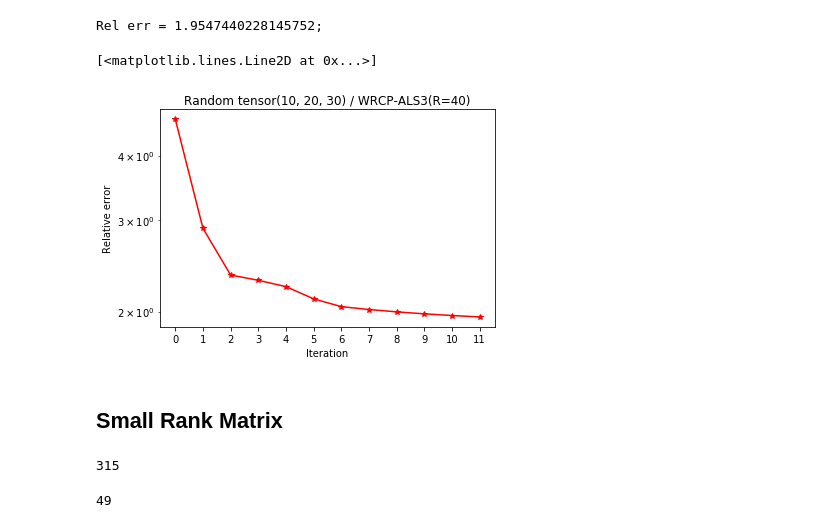
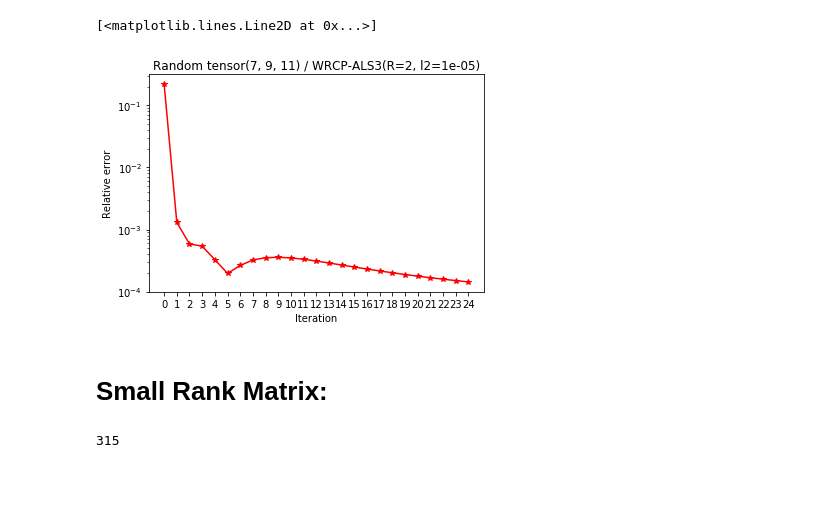
Before and after one commit to AlbMLpy/Relations_Learning, a Jupyter notebook: WRCP_ALS3.ipynb, the cells around one changed output. Drawn from its saved outputs; the diff is of its cells as text; code cells hidden in the pictures; blank space fills up the shorter version.

Commit message:
Fix Vals error; added iter return;

```diff
--- a/WRCP_ALS3.ipynb
+++ b/WRCP_ALS3.ipynb
@@ -9,7 +13,9 @@ from general_functions import sqrt_err_relative, check_coo_tensor, gen_coo_tenso
 def generate_system(coo_tensor, vals, shape, mode, a, b, l2, step):
     mtx = np.zeros((a.shape[1], a.shape[1]))
     right = np.zeros((a.shape[1]))
-    coo_step = coo_tensor[coo_tensor[:, mode] == step]
+    mask = coo_tensor[:, mode] == step
+    coo_step = coo_tensor[mask]
+    vals_step = vals[mask]
 
     if mode == 0:
         mode_a = 1
@@ -32,7 +38,7 @@ def generate_system(coo_tensor, vals, shape, mode, a, b, l2, step):
                               * a[coord[mode_a], j]
                               * b[coord[mode_b], j])
                 if i == 0:
-                    right[j] += a[coord[mode_a], j] * b[coord[mode_b], j] * vals[item]
+                    right[j] += a[coord[mode_a], j] * b[coord[mode_b], j] * vals_step[item]
 
             if i == j:
                 mtx[i, j] += l2
@@ -48,9 +54,9 @@ def wrcp_als3(coo_tensor,
               max_iter=50,
               tol=1e-8):
 
-    a = np.random.rand(shape[0], rank)
-    b = np.random.rand(shape[1], rank)
-    c = np.random.rand(shape[2], rank)
+    a = np.random.normal(0.0, 0.1, size=(shape[0], rank))
+    b = np.random.normal(0.0, 0.1, size=(shape[1], rank))
+    c = np.random.normal(0.0, 0.1, size=(shape[2], rank))
     err_arr = np.empty((max_iter, 1))
 
     it = 0
@@ -69,8 +75,8 @@ def wrcp_als3(coo_tensor,
                                        l2,
                                        i)
 
-            a[i, :] = np.linalg.pinv(A) @ right
-            #a[i, :] = np.linalg.solve(A, right)
+            #a[i, :] = np.linalg.pinv(A) @ right
+            a[i, :] = np.linalg.solve(A, right)
 
         for j in range(shape[1]):
             A, right = generate_system(coo_tensor,
@@ -82,8 +88,8 @@ def wrcp_als3(coo_tensor,
                                        l2,
                                        j)
 
-            b[j :] = np.linalg.pinv(A) @ right
-            #b[j :] = np.linalg.solve(A, right)
+            #b[j :] = np.linalg.pinv(A) @ right
+            b[j :] = np.linalg.solve(A, right)
 
         for k in range(shape[2]):
             A, right = generate_system(coo_tensor,
@@ -95,8 +101,8 @@ def wrcp_als3(coo_tensor,
                                        l2,
                                        k)
 
-            c[k, :] = np.linalg.pinv(A) @ right
-            #c[k, :] = np.linalg.solve(A, right)
+            #c[k, :] = np.linalg.pinv(A) @ right
+            c[k, :] = np.linalg.solve(A, right)
 
         error = sqrt_err_relative(coo_tensor, vals, shape, a, b, c)
         err_arr[it - 1] = error
@@ -106,5 +112,5 @@ def wrcp_als3(coo_tensor,
             print("iterations over")
             break
 
-    return a, b, c, err_arr
+    return a, b, c, err_arr, it
 # %% [markdown]
@@ -112,6 +118,7 @@ def wrcp_als3(coo_tensor,
 # %%
 %%time
-init_shape = (10, 20, 30)
+init_shape = (7, 9, 11)
 coo, vals = gen_coo_tensor(init_shape, density=0.02)
 assert check_coo_tensor(coo)!= "Bad"
+coo.shape[0]
 # %% [output]
@@ -124,7 +130,10 @@ coo.shape[0]
 # %%
 %%time
-max_iter = 12
-rank = 40
-a, b, c, err = wrcp_als3(coo, vals, init_shape, rank=rank, l2=0.9, max_iter=max_iter)
+max_iter = 25
+rank = 2
+l2 = 1e-5
+a, b, c, err, it = wrcp_als3(coo, vals, init_shape, rank=rank, l2=l2, max_iter=max_iter)
+rerror = sqrt_err_relative(coo, vals, init_shape, a, b, c)
+print(f"Rel err = {rerror};")
 # %% [output]
 iterations over
@@ -133,20 +143,15 @@ Wall time: 222 ms
-# %%
-rerror = sqrt_err_relative(coo, vals, init_shape, a, b, c)
-print(f"Rel err = {rerror};")
-# %% [output]
-Rel err = 1.9547440228145752;
 # %%
 plt.xlabel("Iteration")
 plt.ylabel("Relative error")
-plt.title(f"Random tensor{init_shape} / WRCP-ALS3(R={rank})")
-plt.xticks(np.arange(max_iter))
+plt.title(f"Random tensor{init_shape} / WRCP-ALS3(R={rank}, l2={l2})")
+plt.xticks(np.arange(it))
 plt.yscale("log")
-plt.plot(np.arange(max_iter), err[:max_iter], 'r-*')
+plt.plot(np.arange(it), err[:it], 'r-*')
 # %% [output]
 [<matplotlib.lines.Line2D at 0x...>]
-[figure, old version]
+[figure, new version]
 # %% [markdown]
-## Small Rank Matrix
+# Small Rank Matrix:
 # %%
 shape = (5, 7, 9)
 rank = 3
@@ -196,4 +165,0 @@ vals = np.array(vals)
-# %%
-nnz
-# %% [output]
-49
```
Also changed, not shown: parts of 42 cells of this notebook, 3 other files.
